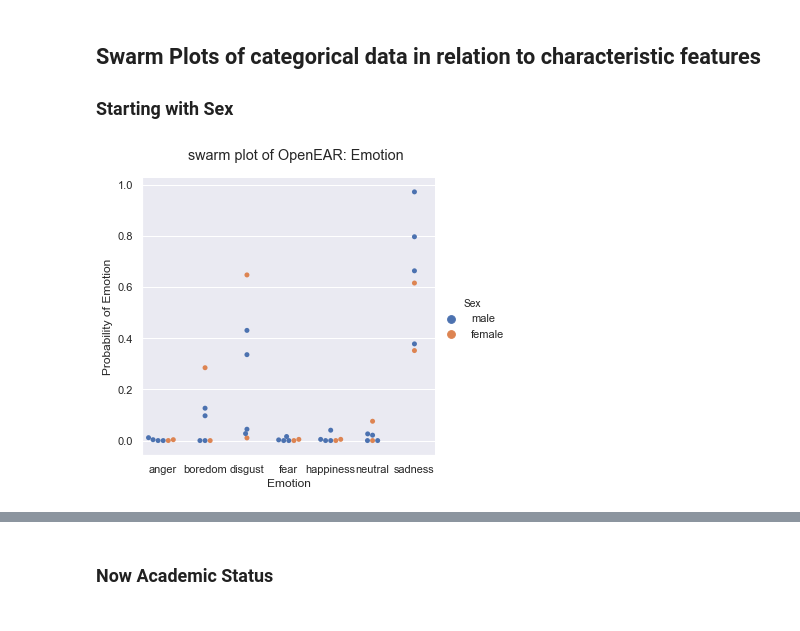
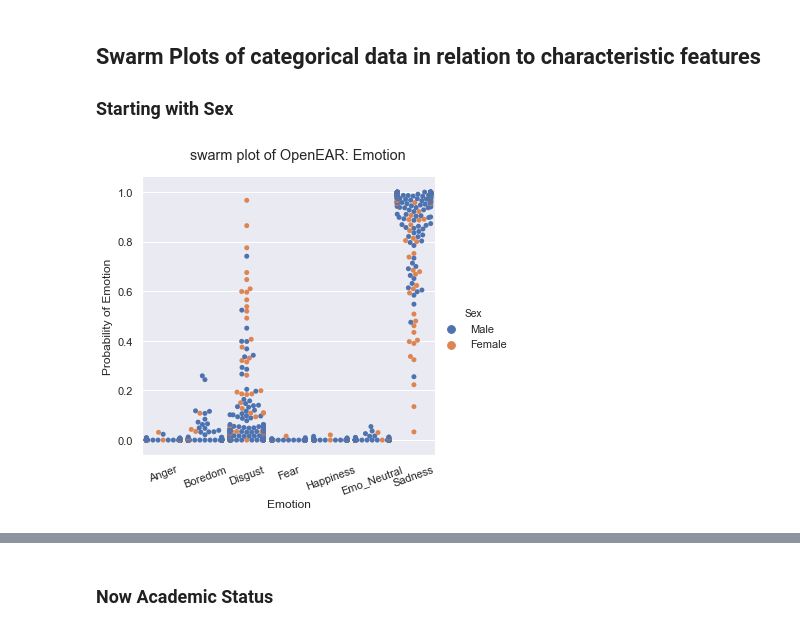
Before and after one commit to EJKraft/MasterThesis, a Jupyter notebook: OpenSMILE Analysis_Plots.ipynb, the cells around one changed output, grey strips where cells are left out. Drawn from its saved outputs; the diff is of its cells as text; code cells hidden in the pictures.

```diff
--- a/OpenSMILE Analysis_Plots.ipynb
+++ b/OpenSMILE Analysis_Plots.ipynb
@@ -92,22 +70,22 @@ plt.locator_params(axis='x',nbins= 9)
 ## Let's load information about the speakers
 The speaker ID is saved in a single .csv file containing four important columns: ID, Age, Sex and Acadedmic Status. Since before loaded OpenSMILE csv files are named using the corresponding index (ex. speaker with id 0 has two files 0_a.csv and 0_b.csv), so that a link can be created
 # %%
-char_data = pd.read_csv("CharacterData/CharacterIDs.csv")
+char_data = pd.read_csv("UIST2019_CharacterData.csv")
 
 #Join above tables and Character Tables
 
 #To Join DataFrames we have to cast the column on which we want to join to int, so that both columns have the same data type
-char_data['CharacterID'] = char_data['CharacterID'].astype(int)
-df_ar_val['CharacterID'] = df_ar_val['CharacterID'].astype(int)
-df_emotion['CharacterID'] = df_emotion['CharacterID'].astype(int)
-df_affect['CharacterID'] = df_affect['CharacterID'].astype(int)
-df_loi['CharacterID'] = df_loi['CharacterID'].astype(int)
+char_data['ID'] = char_data['ID'].astype(int)
+df_ar_val['Char_ID'] = df_ar_val['Char_ID'].astype(int)
+df_emotion['Char_ID'] = df_emotion['Char_ID'].astype(int)
+df_affect['Char_ID'] = df_affect['Char_ID'].astype(int)
+df_loi['Char_ID'] = df_loi['Char_ID'].astype(int)
 
 #Safe new data frames
-df_ar_val_char = df_ar_val.merge(char_data, how = 'left', left_on='CharacterID', right_on='CharacterID')
-df_emotion_char = df_emotion.merge(char_data, how = 'left', left_on='CharacterID', right_on= 'CharacterID')
-df_affect_char = df_affect.merge(char_data, how = 'left', left_on='CharacterID', right_on= 'CharacterID')
-df_loi_char = df_loi.merge(char_data, how = 'left', left_on='CharacterID', right_on= 'CharacterID')
+df_ar_val_char = df_ar_val.merge(char_data, how = 'left', left_on='Char_ID', right_on='ID')
+df_emotion_char = df_emotion.merge(char_data, how = 'left', left_on='Char_ID', right_on= 'ID')
+df_affect_char = df_affect.merge(char_data, how = 'left', left_on='Char_ID', right_on= 'ID')
+df_loi_char = df_loi.merge(char_data, how = 'left', left_on='Char_ID', right_on= 'ID')
 # %% [markdown]
 ## Now let's have another look at the plots using the character data
 ### Let's take a look at female/male
@@ -398,12 +343,17 @@ Text(0.5,0.98,'Distribution of Arousal and Valence')
 # %%
 #Start plotting distribution of categorical data with seaborn
 #e.g. emotions and sex
 
-df_dis_emotion_sex = df_emotion_char.drop(['CharacterID','file', 'Age', 'Academic Status'], axis = 1)
+df_dis_emotion_sex = df_emotion_char.drop(['Char_ID','ID','Filename', 'Age', 'Academic Status', 'VideoTitle', 'Name'], axis = 1)
+df_dis_affect_sex = df_affect_char.drop(['Char_ID','ID','Filename', 'Age', 'Academic Status', 'VideoTitle', 'Name'], axis = 1)
+df_dis_loi_sex = df_loi_char.drop(['Char_ID','ID','Filename', 'Age',  'Academic Status', 'VideoTitle', 'Name'], axis = 1)
+
 hp.catPlot(df_dis_emotion_sex, 'Emotion', 'Sex', 'swarm')
-df_dis_affect_sex = df_affect_char.drop(['CharacterID','file', 'Age', 'Academic Status'], axis = 1)
+plt.xticks(rotation=20)
+
 hp.catPlot(df_dis_affect_sex, 'Affect', 'Sex', 'swarm')
-df_dis_loi_sex = df_loi_char.drop(['CharacterID','file', 'Age', 'Academic Status'], axis = 1)
+plt.xticks(rotation=20)
+
 hp.catPlot(df_dis_loi_sex, 'Level of Interest', 'Sex', 'swarm')
 # %% [output]
-[figure, old version]
+[figure, new version]
```
Also changed, not shown: parts of 28 cells of this notebook.
